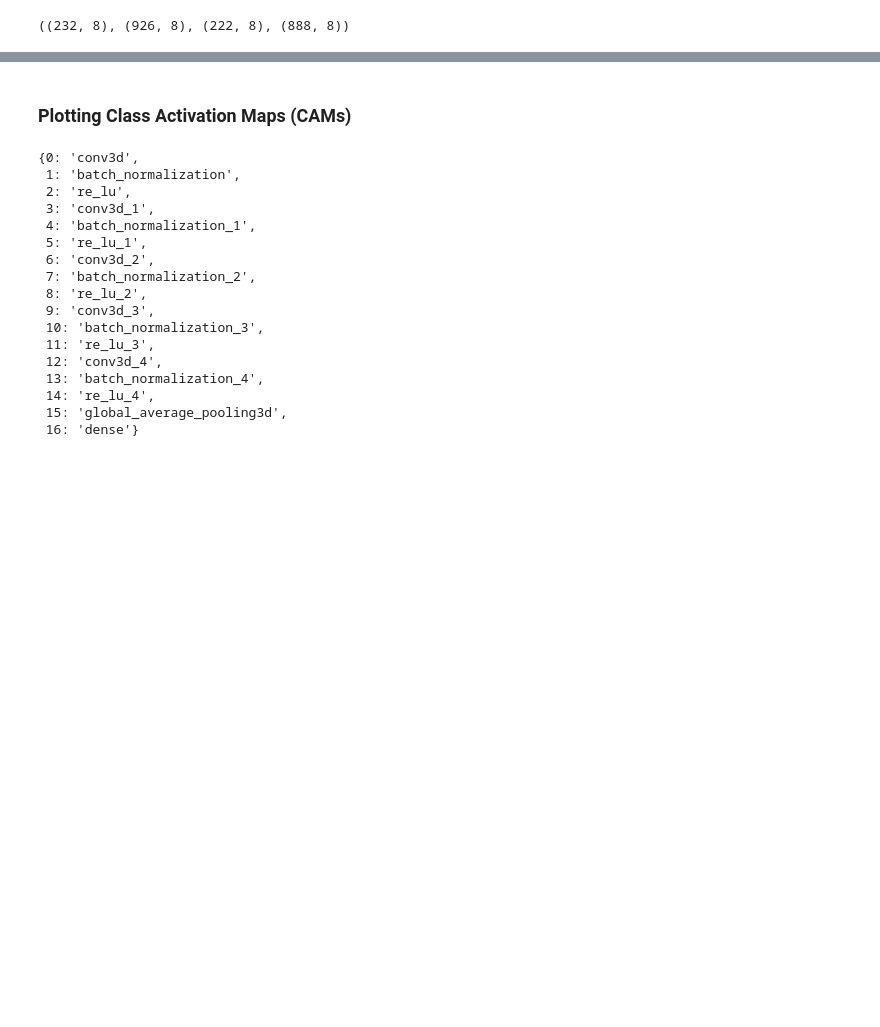
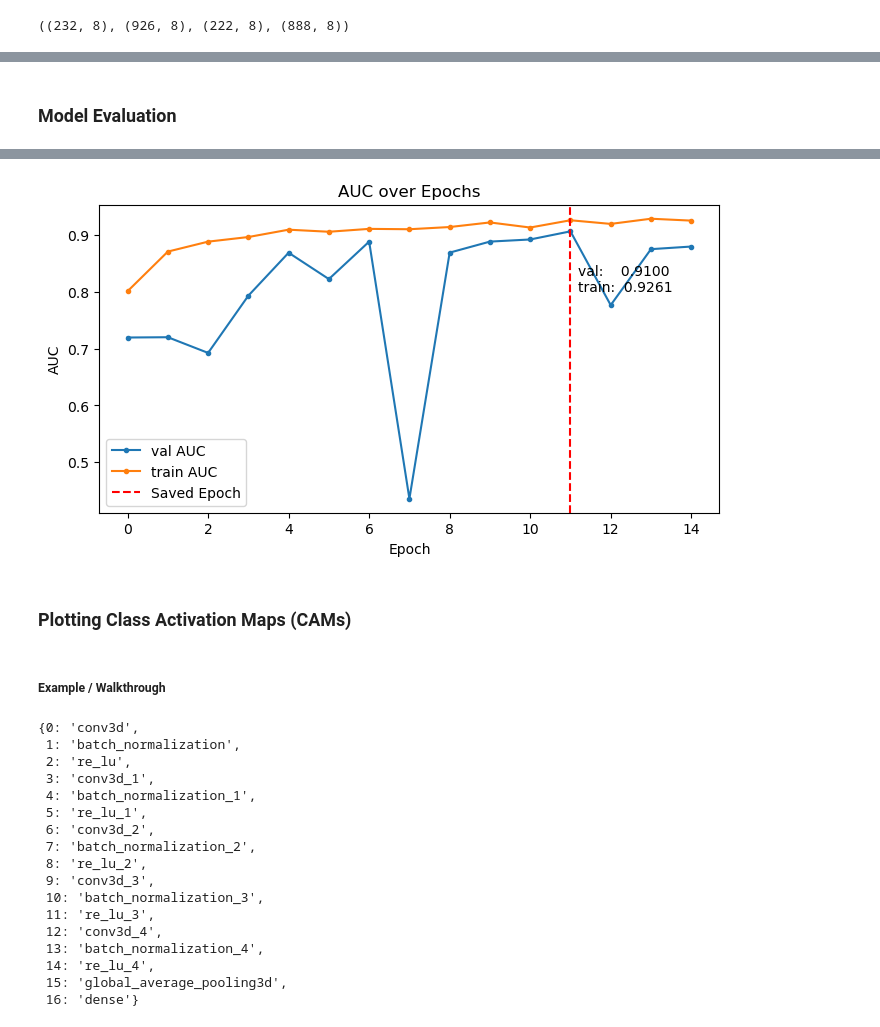
Before and after one commit to tbchuotmd/OCTCV, a Jupyter notebook: p5_Modeling/modeling.ipynb, the cells around one changed output, grey strips where cells are left out. Saved outputs shown, nothing was run; the diff lists cells and outputs as text; code cells hidden in the pictures; blank space fills up the shorter version.

```diff
--- a/p5_Modeling/modeling.ipynb
+++ b/p5_Modeling/modeling.ipynb
@@ -196,4 +123,0 @@ Epoch 13/100
-# %%
-loss,acc,auc = model.evaluate(load_images(vX_test_paths,normalized=True),vy_test)
-saved_epoch = [ i for i,v in enumerate(history.history['val_auc']) if round(v,4) == round(auc,4) ][0]
-saved_epoch
@@ -253,0 +178,10 @@ tvfn(3,0)
+# %%
+# Load volumes for 3D CNN training, pass in params including early_stop configs,
+# run fit, and save history for plotting & assessment afterwards
+history = model.fit(
+    vX_train.load(),vy_train,
+    validation_data = (vX_test.load(), vy_test),
+    epochs=100,
+    batch_size=8,
+    callbacks=[early_stop]
+)
@@ -253,0 +206,27 @@ tvfn(3,0)
+# %% [markdown]
+### Model Evaluation
+# %%
+# Get the best/saved epoch metrics
+def get_saved_epoch(model_history=history, test_set=v_test):
+    _,y_test,X_test = yX_split(test_set)
+    loss,acc,auc = model.evaluate(X_test.load(),y_test)
+    saved_epoch = [ i for i,v in enumerate(history.history['val_auc']) if round(v,4) == round(auc,4) ][0]
+    return saved_epoch
+
+def plotModelHistory(model_history=history, test_set=v_test, ax=None, figsize=(8,4)):
+    saved_epoch = get_saved_epoch(model_history,test_set)
+
+    if not ax:
+        fig,ax = plt.subplots(1,1, figsize=figsize)
+
+    ax.plot(history.history['val_auc'], label='val AUC', marker='.')
+    ax.plot(history.history['auc'], label='train AUC', marker='.')
+    ax.set_xlabel('Epoch')
+    ax.set_ylabel('AUC')
+    ax.axvline(saved_epoch, linestyle='--', c='r', label='Saved Epoch')
+    ax.text(saved_epoch+.2,.8,f"val:    {auc:.4f}\ntrain:  {history.history['auc'][saved_epoch]:.4f}")
+    ax.legend()
+    _ = ax.set_title('AUC over Epochs')
+# %%
+plotModelHistory(model_history=history)
+# %% [output]
@@ -254,5 +234,8 @@ tvfn(3,0)
+[figure, added]
 # %% [markdown]
 ### Plotting Class Activation Maps (CAMs)
+# %% [markdown]
+##### Example / Walkthrough
 # %%
 {i:layer.name for i,layer in enumerate(model.layers)}
 # %% [output]
```
Also changed, not shown: parts of 79 cells of this notebook, 1 other file.
